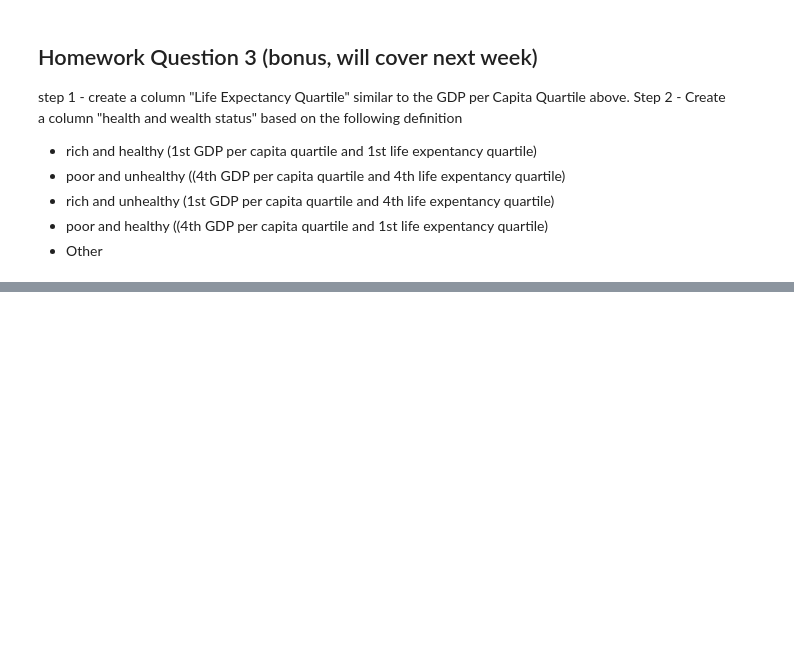
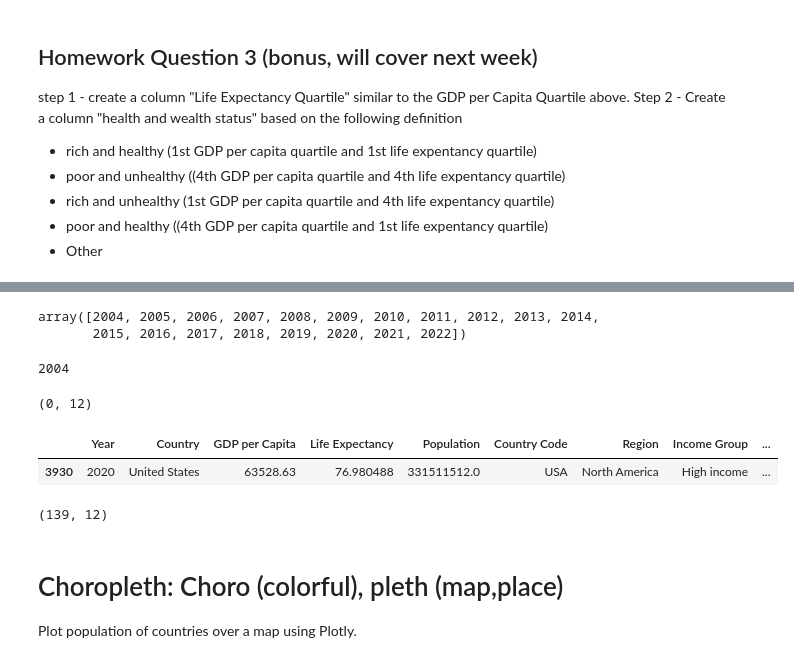
Before and after one commit to tsnow2010/umbc_data690_fall2024, a Jupyter notebook: Assignments/Assignment_07.ipynb, the cells around one changed output, grey strips where cells are left out. Drawn from its saved outputs; the diff is of its cells as text; code cells hidden in the pictures; blank space fills up the shorter version.

```diff
--- a/Assignments/Assignment_07.ipynb
+++ b/Assignments/Assignment_07.ipynb
@@ -387,0 +428,30 @@ df.sample()
+# %%
+# This shows the range of years contained in the data!
+df["Year"].unique()
+# %% [output]
+array([2004, 2005, 2006, 2007, 2008, 2009, 2010, 2011, 2012, 2013, 2014,
+       2015, 2016, 2017, 2018, 2019, 2020, 2021, 2022])
+# %%
+# Indexing worked!
+df["Year"].unique()[0]
+# %% [output]
+2004
+# %%
+df_rich_unhealthy = df_2020[df_2020['Health and Wealth Status'] == 'Rich and Unhealthy']
+df_rich_unhealthy.shape
+# %% [output]
+(0, 12)
+# %%
+df_2020[df_2020['Country'] == 'United States']
+# %% [output]
+|  | Year | Country | GDP per Capita | Life Expectancy | Population | Country Code | Region | Income Group | ... |
+| 3930 | 2020 | United States | 63528.63 | 76.980488 | 331511512.0 | USA | North America | High income | ... |
+# %%
+df_other = df_2020[df_2020['Health and Wealth Status'] == 'Other']
+df_other.shape
+# %% [output]
+(139, 12)
+# %% [markdown]
+# Choropleth: Choro (colorful), pleth (map,place)
+
+Plot population of countries over a map using Plotly.
```
Also changed, not shown: parts of 18 cells of this notebook.
